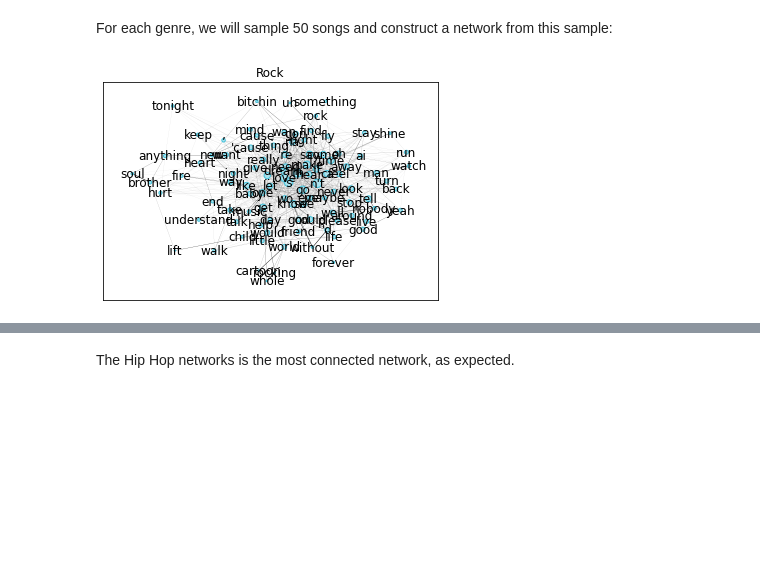
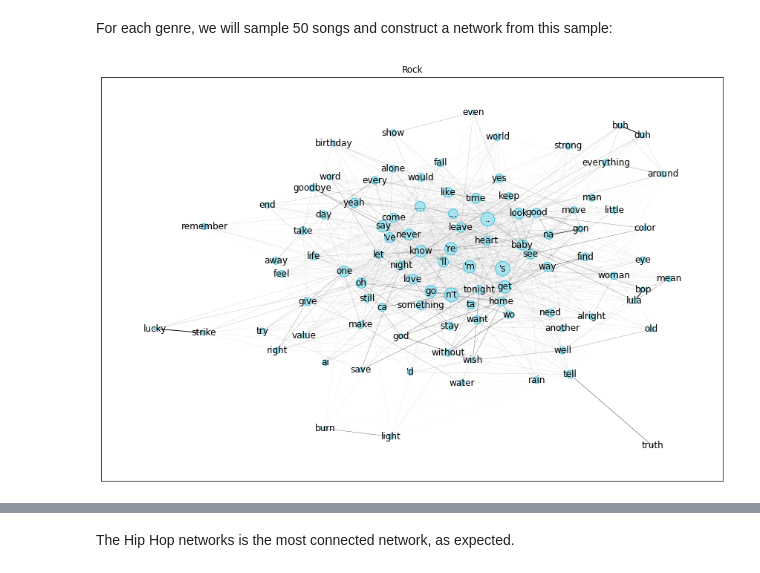
Before and after one commit to omermadmon/Text2Net, a Jupyter notebook: examples/lyrics_based_semantic_networks/lyrics_based_semantic_networks.ipynb, the cells around one changed output, grey strips where cells are left out. Saved outputs shown, nothing was run; the diff lists cells and outputs as text; code cells hidden in the pictures; blank space fills up the shorter version.

```diff
--- a/examples/lyrics_based_semantic_networks/lyrics_based_semantic_networks.ipynb
+++ b/examples/lyrics_based_semantic_networks/lyrics_based_semantic_networks.ipynb
@@ -89,7 +89,7 @@ for genre in ['Rock', 'Hip Hop', 'Pop']:
   lyrics = '\n'.join([df_dict[genre]['Lyric'][i] for i in random.sample(range(0, len(df_dict[genre]['Lyric'])), sample_size)])
   graph[genre] = Text2Net(lyrics).transform(n_nodes=100, weight_function='jaccard')
 # %%
-visualize(graph['Rock'], 'Rock')
+visualize(graph['Rock'], 'Rock', nodes_factor=5, edges_factor=1)
 # %% [output]
-[figure, old version]
+[figure, new version]
 # %%
```
Also changed, not shown: parts of 3 cells of this notebook, 1 other file.
